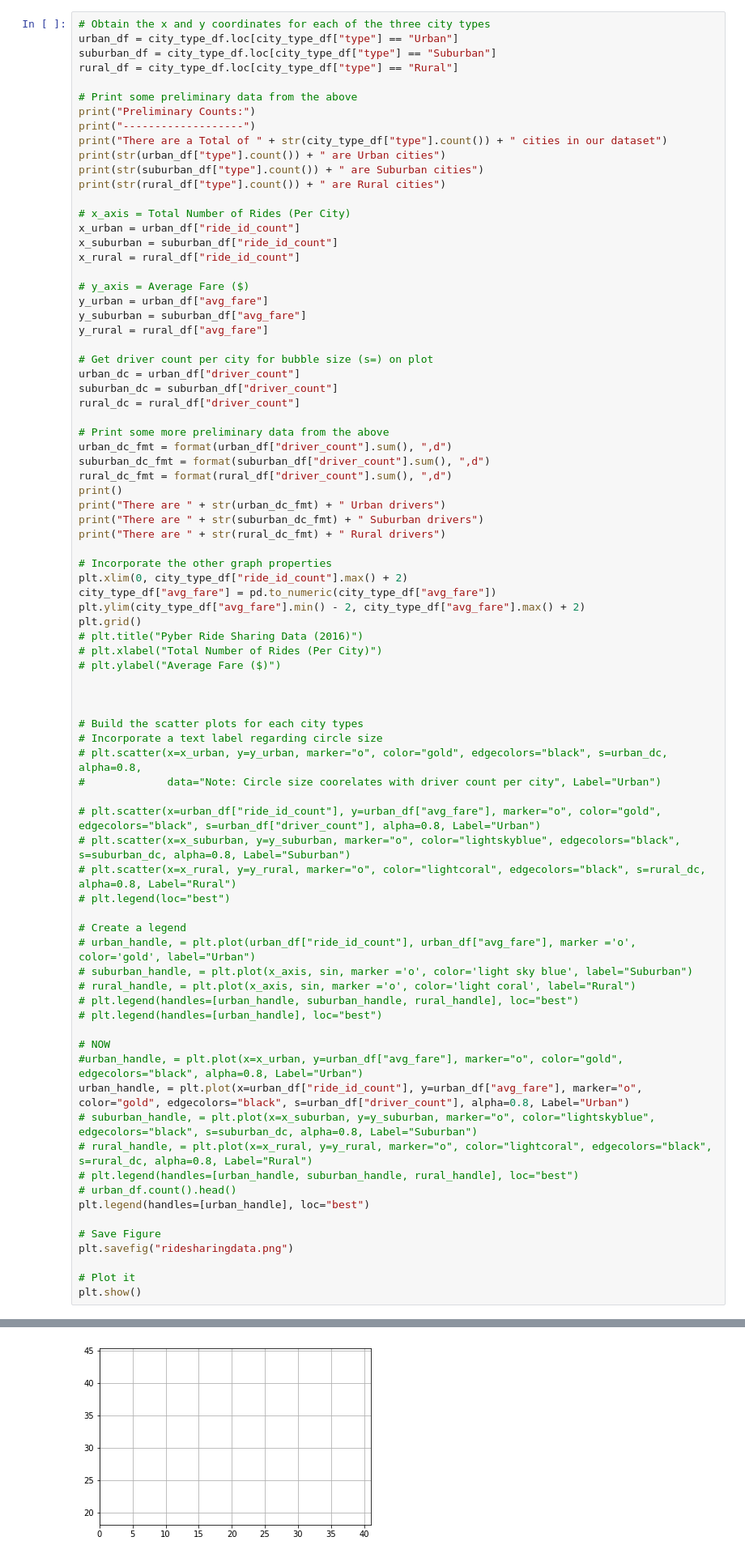
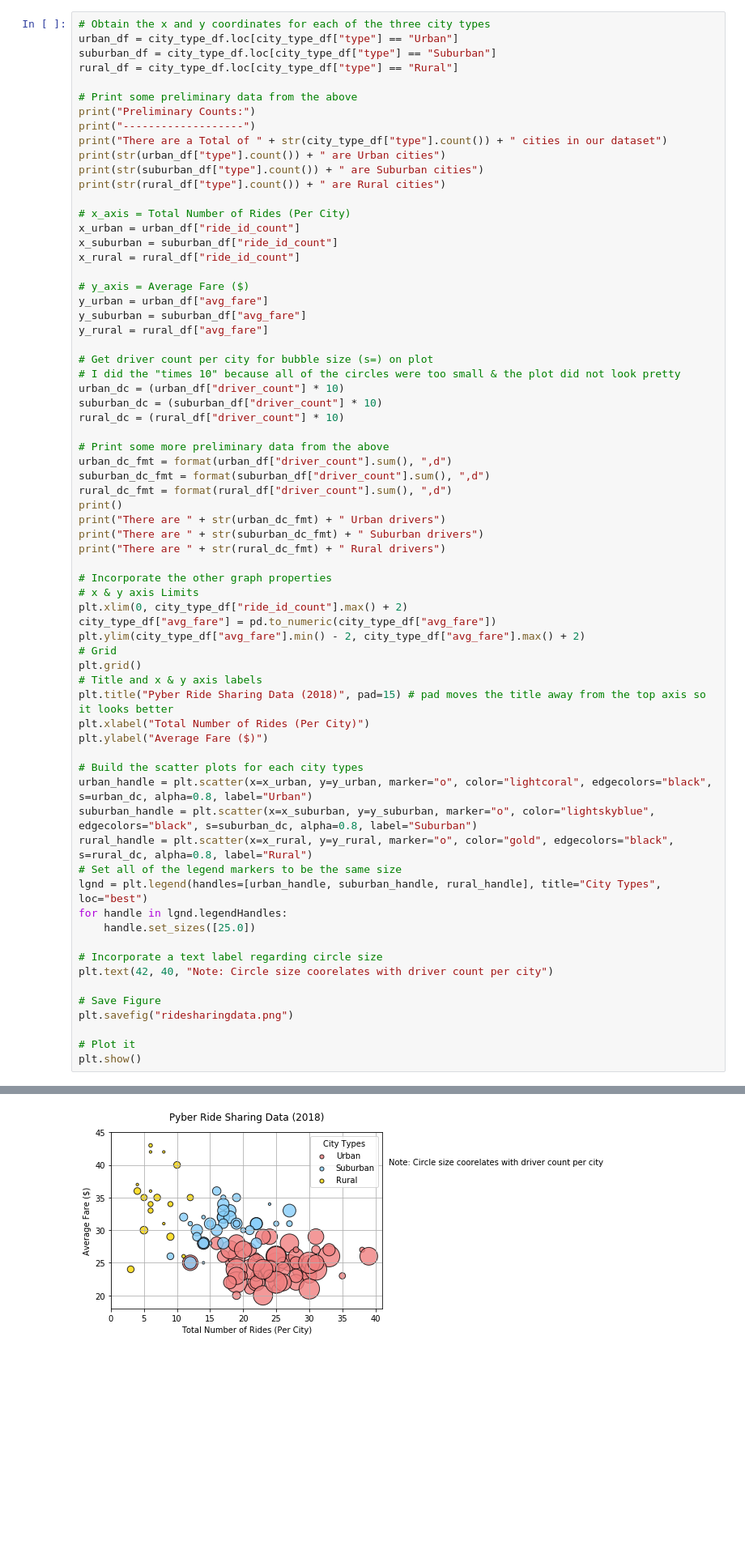
Before and after one commit to grroschel/Pyber-Ride-Sharing-Co-Analysis, a Jupyter notebook: Pyber_RSC.ipynb, the cells around one changed output, grey strips where cells are left out. Shown: that part at 81% size. Cells and saved outputs as stored; diff of their text form; blank space fills up the shorter version.

```diff
--- a/Pyber_RSC.ipynb
+++ b/Pyber_RSC.ipynb
@@ -81,9 +81,10 @@ y_suburban = suburban_df["avg_fare"]
 y_rural = rural_df["avg_fare"]
 
 # Get driver count per city for bubble size (s=) on plot
-urban_dc = urban_df["driver_count"]
-suburban_dc = suburban_df["driver_count"]
-rural_dc = rural_df["driver_count"]
+# I did the "times 10" because all of the circles were too small & the plot did not look pretty
+urban_dc = (urban_df["driver_count"] * 10)
+suburban_dc = (suburban_df["driver_count"] * 10)
+rural_dc = (rural_df["driver_count"] * 10)
 
 # Print some more preliminary data from the above
 urban_dc_fmt = format(urban_df["driver_count"].sum(), ",d")
@@ -95,41 +96,28 @@ print("There are " + str(suburban_dc_fmt) + " Suburban drivers")
 print("There are " + str(rural_dc_fmt) + " Rural drivers")
 
 # Incorporate the other graph properties
+# x & y axis Limits
 plt.xlim(0, city_type_df["ride_id_count"].max() + 2)
 city_type_df["avg_fare"] = pd.to_numeric(city_type_df["avg_fare"])
 plt.ylim(city_type_df["avg_fare"].min() - 2, city_type_df["avg_fare"].max() + 2)
+# Grid
 plt.grid()
-# plt.title("Pyber Ride Sharing Data (2016)")
-# plt.xlabel("Total Number of Rides (Per City)")
-# plt.ylabel("Average Fare ($)")
-
-
+# Title and x & y axis labels
+plt.title("Pyber Ride Sharing Data (2018)", pad=15) # pad moves the title away from the top axis so it looks better
+plt.xlabel("Total Number of Rides (Per City)")
+plt.ylabel("Average Fare ($)")
 
 # Build the scatter plots for each city types
+urban_handle = plt.scatter(x=x_urban, y=y_urban, marker="o", color="lightcoral", edgecolors="black", s=urban_dc, alpha=0.8, label="Urban")
+suburban_handle = plt.scatter(x=x_suburban, y=y_suburban, marker="o", color="lightskyblue", edgecolors="black", s=suburban_dc, alpha=0.8, label="Suburban")
+rural_handle = plt.scatter(x=x_rural, y=y_rural, marker="o", color="gold", edgecolors="black", s=rural_dc, alpha=0.8, label="Rural")
+# Set all of the legend markers to be the same size
+lgnd = plt.legend(handles=[urban_handle, suburban_handle, rural_handle], title="City Types", loc="best")
+for handle in lgnd.legendHandles:
+    handle.set_sizes([25.0])
+
 # Incorporate a text label regarding circle size
-# plt.scatter(x=x_urban, y=y_urban, marker="o", color="gold", edgecolors="black", s=urban_dc, alpha=0.8,
-#             data="Note: Circle size coorelates with driver count per city", Label="Urban")
-
-# plt.scatter(x=urban_df["ride_id_count"], y=urban_df["avg_fare"], marker="o", color="gold", edgecolors="black", s=urban_df["driver_count"], alpha=0.8, Label="Urban")
-# plt.scatter(x=x_suburban, y=y_suburban, marker="o", color="lightskyblue", edgecolors="black", s=suburban_dc, alpha=0.8, Label="Suburban")
-# plt.scatter(x=x_rural, y=y_rural, marker="o", color="lightcoral", edgecolors="black", s=rural_dc, alpha=0.8, Label="Rural")
-# plt.legend(loc="best")
-
-# Create a legend
-# urban_handle, = plt.plot(urban_df["ride_id_count"], urban_df["avg_fare"], marker ='o', color='gold', label="Urban")
-# suburban_handle, = plt.plot(x_axis, sin, marker ='o', color='light sky blue', label="Suburban")
-# rural_handle, = plt.plot(x_axis, sin, marker ='o', color='light coral', label="Rural")
-# plt.legend(handles=[urban_handle, suburban_handle, rural_handle], loc="best")
-# plt.legend(handles=[urban_handle], loc="best")
-
-# NOW
-#urban_handle, = plt.plot(x=x_urban, y=urban_df["avg_fare"], marker="o", color="gold", edgecolors="black", alpha=0.8, Label="Urban")
-urban_handle, = plt.plot(x=urban_df["ride_id_count"], y=urban_df["avg_fare"], marker="o", color="gold", edgecolors="black", s=urban_df["driver_count"], alpha=0.8, Label="Urban")
-# suburban_handle, = plt.plot(x=x_suburban, y=y_suburban, marker="o", color="lightskyblue", edgecolors="black", s=suburban_dc, alpha=0.8, Label="Suburban")
-# rural_handle, = plt.plot(x=x_rural, y=y_rural, marker="o", color="lightcoral", edgecolors="black", s=rural_dc, alpha=0.8, Label="Rural")
-# plt.legend(handles=[urban_handle, suburban_handle, rural_handle], loc="best")
-# urban_df.count().head()
-plt.legend(handles=[urban_handle], loc="best")
+plt.text(42, 40, "Note: Circle size coorelates with driver count per city")
 
 # Save Figure
 plt.savefig("ridesharingdata.png")
@@ -151,4 +138,4 @@ ValueError: not enough values to unpack (expected 1, got 0)
-[figure, old version]
+[figure, new version]
 # %%
 # Show plot
 # plt.show()
```
Also changed, not shown: parts of 4 cells of this notebook, 1 other file.
